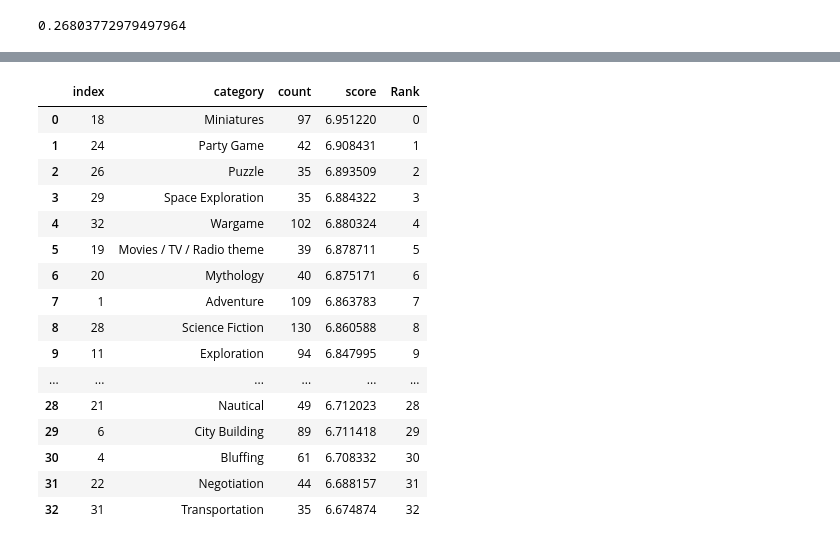
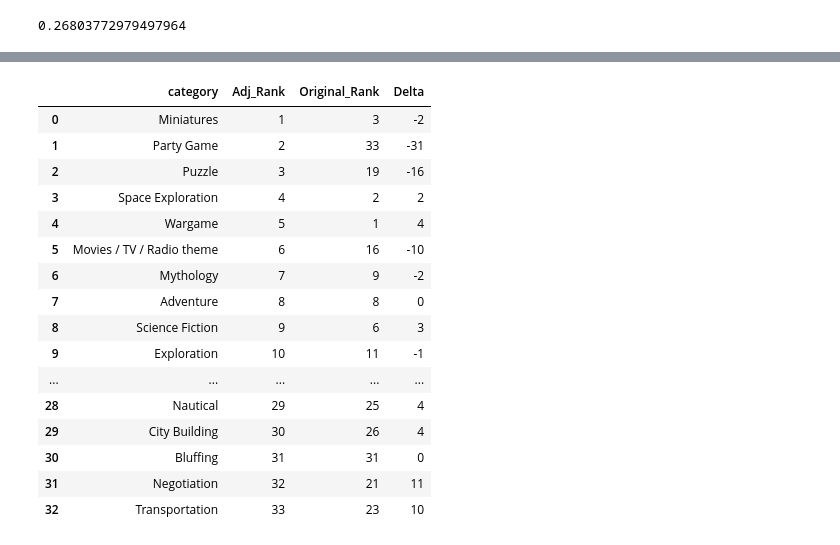
Before and after one commit to MarshallKrakauer/BGGAnalysis, a Jupyter notebook: BestCategories.ipynb, the cells around one changed output, grey strips where cells are left out. Drawn from its saved outputs; the diff is of its cells as text; code cells hidden in the pictures.

Commit message:
adjusting scores for weight

```diff
--- a/BestCategories.ipynb
+++ b/BestCategories.ipynb
@@ -282,27 +307,3 @@ weight_df['score_adj'] = weight_df['score'] - beta_1 * weight_df['weight']
 new_pivot = pd.pivot_table(data=weight_df, index = 'category', values='score_adj', aggfunc=['count','mean'])
 new_pivot.reset_index(inplace=True)
 new_pivot.columns = ['category','count', 'score']
-# %%
-new_pivot.sort_values('score', ascending=False,inplace=True)
-# %%
-temp = new_pivot.reset_index()
-temp['Rank'] = temp.index
-temp
-# %% [output]
-|  | index | category | count | score | Rank |
-| 0 | 18 | Miniatures | 97 | 6.951220 | 0 |
-| 1 | 24 | Party Game | 42 | 6.908431 | 1 |
-| 2 | 26 | Puzzle | 35 | 6.893509 | 2 |
-| 3 | 29 | Space Exploration | 35 | 6.884322 | 3 |
-| 4 | 32 | Wargame | 102 | 6.880324 | 4 |
-| 5 | 19 | Movies / TV / Radio theme | 39 | 6.878711 | 5 |
-| 6 | 20 | Mythology | 40 | 6.875171 | 6 |
-| 7 | 1 | Adventure | 109 | 6.863783 | 7 |
-| 8 | 28 | Science Fiction | 130 | 6.860588 | 8 |
-| 9 | 11 | Exploration | 94 | 6.847995 | 9 |
-| ... | ... | ... | ... | ... | ... |
-| 28 | 21 | Nautical | 49 | 6.712023 | 28 |
-| 29 | 6 | City Building | 89 | 6.711418 | 29 |
-| 30 | 4 | Bluffing | 61 | 6.708332 | 30 |
-| 31 | 22 | Negotiation | 44 | 6.688157 | 31 |
-| 32 | 31 | Transportation | 35 | 6.674874 | 32 |
@@ -308,0 +312,35 @@ temp
+# %%
+# Need to make some fixes to the old pivot table before comparing
+weight_pivot.reset_index(inplace=True)
+weight_pivot.columns = ['category', 'score', 'weight']
+add_dataframe_rank(weight_pivot,'score')
+# %%
+# Simplify adjusted dataframe
+new_pivot = new_pivot[['category', 'Rank']]
+new_pivot.rename(columns = {'Rank': 'Adj_Rank'}, inplace=True)
+
+# Simplify original dataframe
+weight_pivot = weight_pivot[['category','Rank']]
+weight_pivot.rename(columns = {'Rank': 'Original_Rank'}, inplace=True)
+# %%
+merge_df = new_pivot.merge(weight_pivot, how='inner', on='category')
+merge_df['Delta'] = merge_df['Adj_Rank'] - merge_df['Original_Rank']
+merge_df
+# %% [output]
+|  | category | Adj_Rank | Original_Rank | Delta |
+| 0 | Miniatures | 1 | 3 | -2 |
+| 1 | Party Game | 2 | 33 | -31 |
+| 2 | Puzzle | 3 | 19 | -16 |
+| 3 | Space Exploration | 4 | 2 | 2 |
+| 4 | Wargame | 5 | 1 | 4 |
+| 5 | Movies / TV / Radio theme | 6 | 16 | -10 |
+| 6 | Mythology | 7 | 9 | -2 |
+| 7 | Adventure | 8 | 8 | 0 |
+| 8 | Science Fiction | 9 | 6 | 3 |
+| 9 | Exploration | 10 | 11 | -1 |
+| ... | ... | ... | ... | ... |
+| 28 | Nautical | 29 | 25 | 4 |
+| 29 | City Building | 30 | 26 | 4 |
+| 30 | Bluffing | 31 | 31 | 0 |
+| 31 | Negotiation | 32 | 21 | 11 |
+| 32 | Transportation | 33 | 23 | 10 |
```
Also changed, not shown: parts of 4 cells of this notebook.
